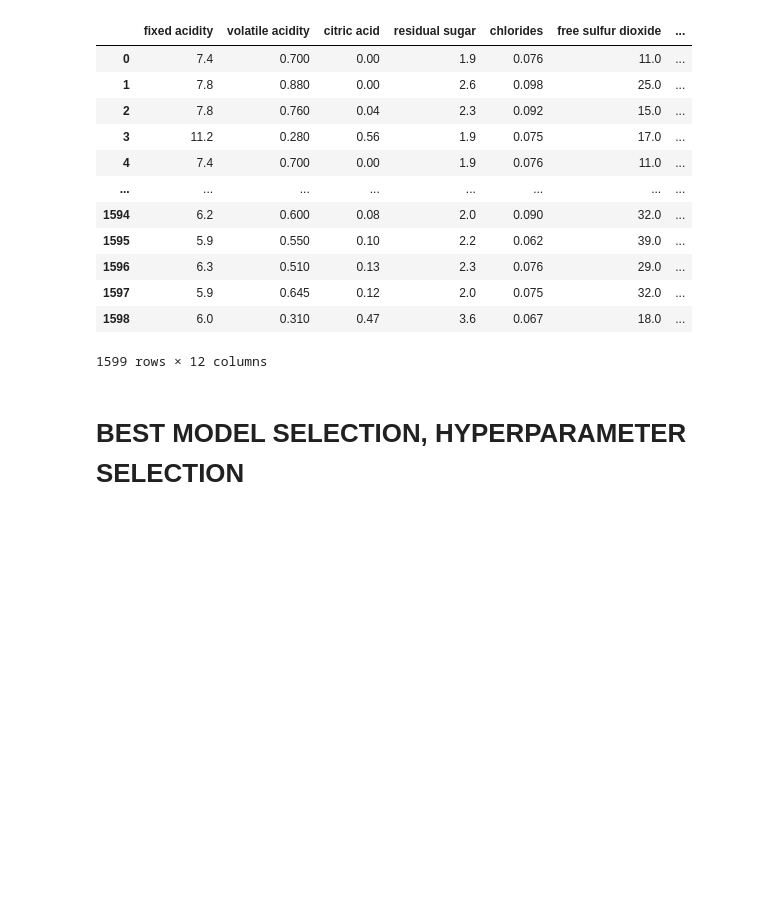
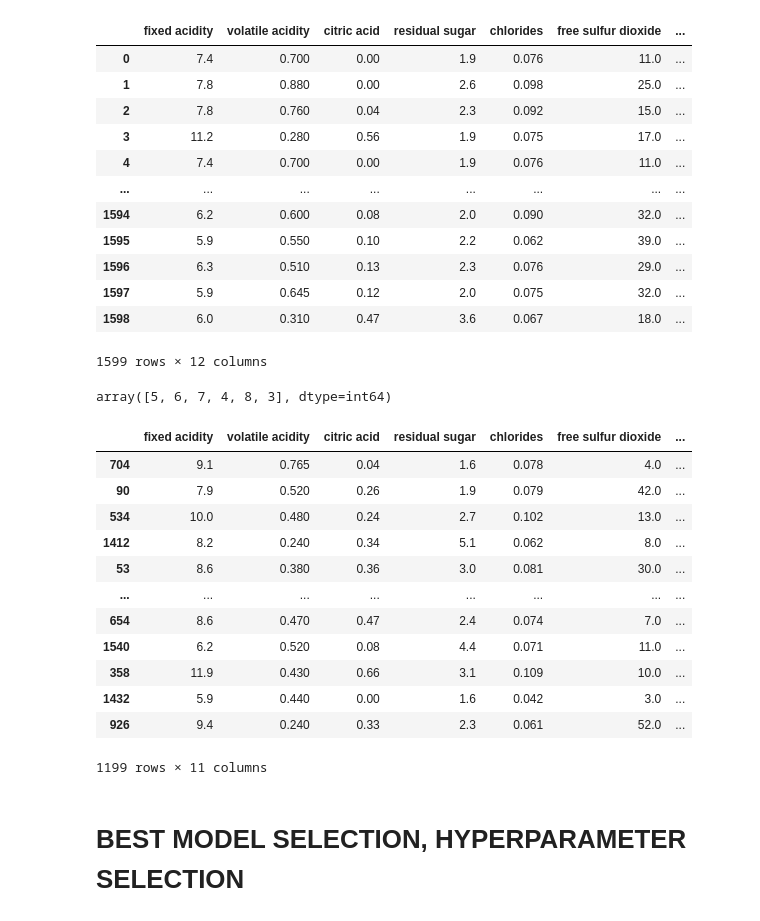
Before and after one commit to IvanZhar/data_lern, a Jupyter notebook: Feature_selection.ipynb, the cells around one changed output. Drawn from its saved outputs; the diff is of its cells as text; code cells hidden in the pictures; blank space fills up the shorter version.

```diff
--- a/Feature_selection.ipynb
+++ b/Feature_selection.ipynb
@@ -36,12 +36,32 @@ wine_df
 | 1597 | 5.9 | 0.645 | 0.12 | 2.0 | 0.075 | 32.0 | ... |
 | 1598 | 6.0 | 0.310 | 0.47 | 3.6 | 0.067 | 18.0 | ... |
 1599 rows × 12 columns
+# %%
+wine_df['quality'].unique()
+# %% [output]
+array([5, 6, 7, 4, 8, 3], dtype=int64)
 # %%
 X_train, x_test, Y_train, y_test = train_test_split(
     wine_df.loc[:, ~wine_df.columns.isin(['quality'])],
     wine_df['quality'],
     test_size=0.25
 )
+# %%
+X_train
+# %% [output]
+|  | fixed acidity | volatile acidity | citric acid | residual sugar | chlorides | free sulfur dioxide | ... |
+| 704 | 9.1 | 0.765 | 0.04 | 1.6 | 0.078 | 4.0 | ... |
+| 90 | 7.9 | 0.520 | 0.26 | 1.9 | 0.079 | 42.0 | ... |
+| 534 | 10.0 | 0.480 | 0.24 | 2.7 | 0.102 | 13.0 | ... |
+| 1412 | 8.2 | 0.240 | 0.34 | 5.1 | 0.062 | 8.0 | ... |
+| 53 | 8.6 | 0.380 | 0.36 | 3.0 | 0.081 | 30.0 | ... |
+| ... | ... | ... | ... | ... | ... | ... | ... |
+| 654 | 8.6 | 0.470 | 0.47 | 2.4 | 0.074 | 7.0 | ... |
+| 1540 | 6.2 | 0.520 | 0.08 | 4.4 | 0.071 | 11.0 | ... |
+| 358 | 11.9 | 0.430 | 0.66 | 3.1 | 0.109 | 10.0 | ... |
+| 1432 | 5.9 | 0.440 | 0.00 | 1.6 | 0.042 | 3.0 | ... |
+| 926 | 9.4 | 0.240 | 0.33 | 2.3 | 0.061 | 52.0 | ... |
+1199 rows × 11 columns
 # %% [markdown]
 # **BEST MODEL SELECTION, HYPERPARAMETER SELECTION**
 # %% [markdown]
```
Also changed, not shown: parts of 17 cells of this notebook, 1 other file.
